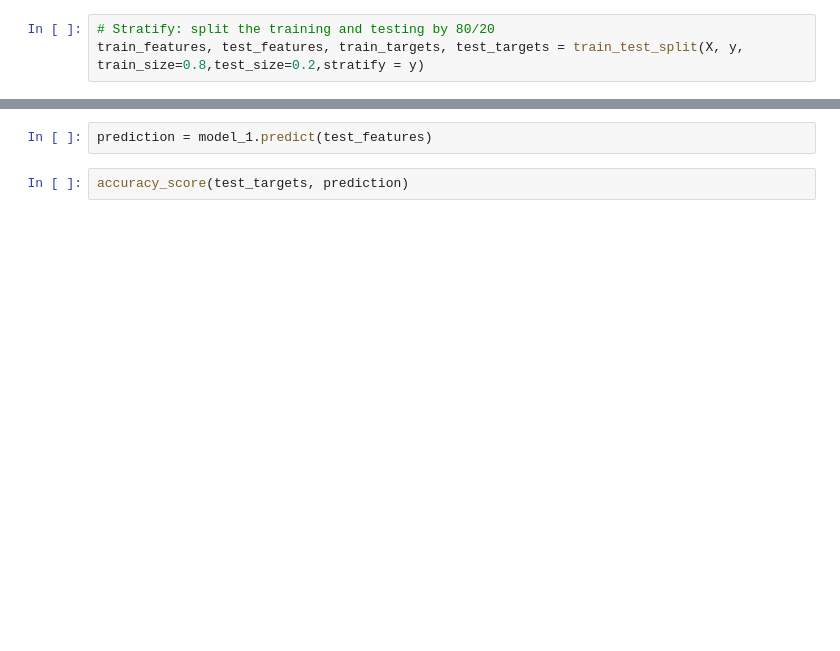
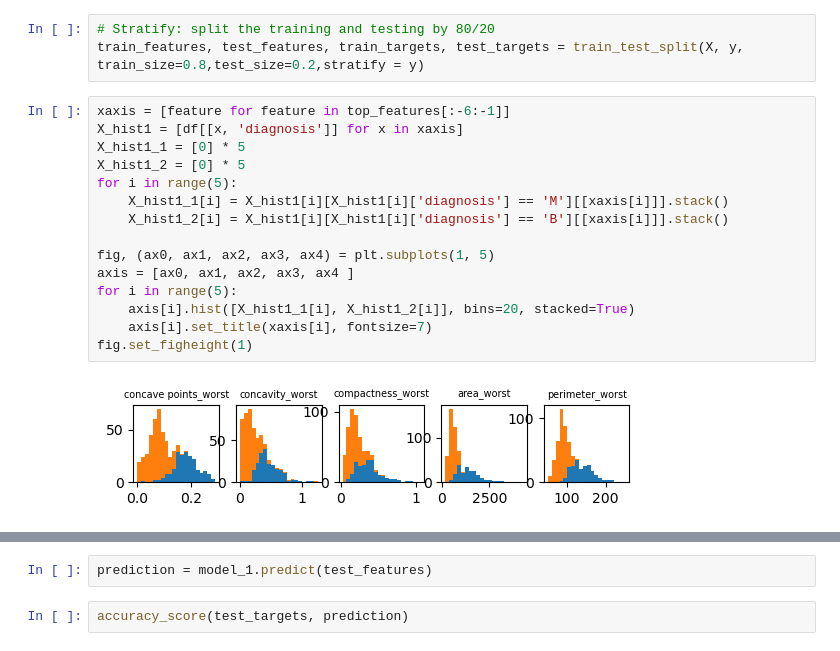
Before and after one commit to Virnirr/Breast-Cancer-Wisconsin-Machine-Learning, a Jupyter notebook: breast_cancer_prediction.ipynb, the cells around one changed output, grey strips where cells are left out. Cells and saved outputs as stored; diff of their text form; blank space fills up the shorter version.

Commit message:
Histograms

```diff
--- a/breast_cancer_prediction.ipynb
+++ b/breast_cancer_prediction.ipynb
@@ -115,3 +115,20 @@ plt.show()
 # %%
 # Stratify: split the training and testing by 80/20
 train_features, test_features, train_targets, test_targets = train_test_split(X, y, train_size=0.8,test_size=0.2,stratify = y)
+# %%
+xaxis = [feature for feature in top_features[:-6:-1]]
+X_hist1 = [df[[x, 'diagnosis']] for x in xaxis]
+X_hist1_1 = [0] * 5
+X_hist1_2 = [0] * 5
+for i in range(5):
+    X_hist1_1[i] = X_hist1[i][X_hist1[i]['diagnosis'] == 'M'][[xaxis[i]]].stack()
+    X_hist1_2[i] = X_hist1[i][X_hist1[i]['diagnosis'] == 'B'][[xaxis[i]]].stack()
+
+fig, (ax0, ax1, ax2, ax3, ax4) = plt.subplots(1, 5)
+axis = [ax0, ax1, ax2, ax3, ax4 ]
+for i in range(5):
+    axis[i].hist([X_hist1_1[i], X_hist1_2[i]], bins=20, stacked=True)
+    axis[i].set_title(xaxis[i], fontsize=7)
+fig.set_figheight(1)
+# %% [output]
+[figure, added]
```
Also changed, not shown: parts of 8 cells of this notebook.
